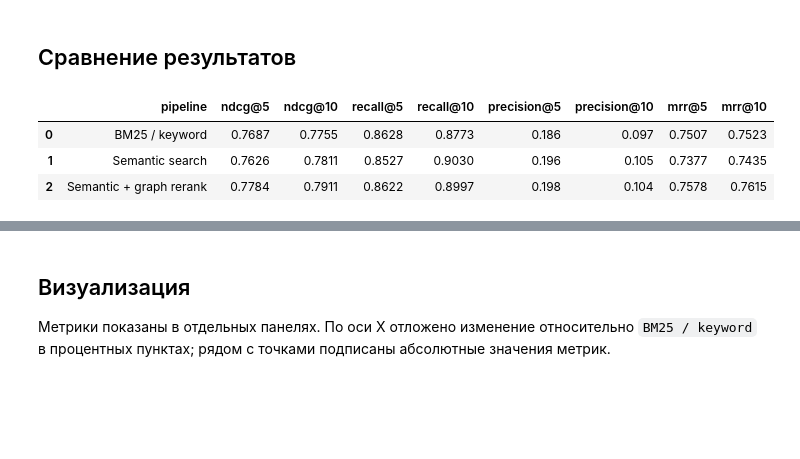
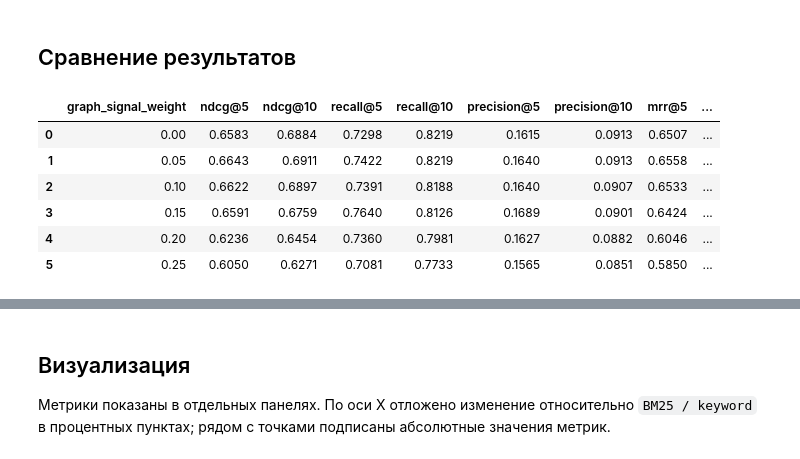
Before and after one commit to Xiandec/SciGuide, a Jupyter notebook: notebooks/scifact_retrieval_baselines.ipynb, the cells around one changed output, grey strips where cells are left out. Drawn from its saved outputs; the diff is of its cells as text; code cells hidden in the pictures; blank space fills up the shorter version.

```diff
--- a/notebooks/scifact_retrieval_baselines.ipynb
+++ b/notebooks/scifact_retrieval_baselines.ipynb
@@ -87,7 +89,9 @@ corpus_rows = load_jsonl(DATASET_DIR / "corpus.jsonl")
 query_rows = load_jsonl(DATASET_DIR / "queries.jsonl")
 corpus = {str(row["_id"]): row for row in corpus_rows}
 queries = {str(row["_id"]): row["text"] for row in query_rows}
-qrels = load_qrels(DATASET_DIR / "qrels" / "test.tsv")
+train_qrels = load_qrels(DATASET_DIR / "qrels" / "train.tsv")
+test_qrels = load_qrels(DATASET_DIR / "qrels" / "test.tsv")
+qrels = test_qrels
 
-len(corpus), len(queries), len(qrels)
+len(corpus), len(queries), len(train_qrels), len(test_qrels)
 # %% [output]
@@ -343,7 +383,7 @@ def aggregate_chunk_scores_to_documents(chunk_scores: np.ndarray, top_chunk_coun
 
 
 def graph_scores_for_query(query_text: str) -> np.ndarray:
-    query_entities = set(extractor.extract(query_text))
+    query_entities = {entity for entity in extractor.extract(query_text) if entity in allowed_entities}
     query_entity_tokens = set(extractor.extract_tokens(query_text))
     matched_entities = set(query_entities)
     for token in query_entity_tokens:
@@ -356,9 +396,9 @@ def graph_scores_for_query(query_text: str) -> np.ndarray:
     scores = np.zeros(len(chunk_entities), dtype=float)
     for chunk_index, entities in enumerate(chunk_entities):
         entity_set = set(entities)
-        exact_hits = len(entity_set & matched_entities)
-        neighbor_hits = len(entity_set & expanded_entities) - exact_hits
-        scores[chunk_index] = exact_hits + 0.35 * max(neighbor_hits, 0)
+        exact_score = sum(entity_idf.get(entity, 0.0) for entity in entity_set & matched_entities)
+        neighbor_score = sum(entity_idf.get(entity, 0.0) for entity in entity_set & expanded_entities if entity not in matched_entities)
+        scores[chunk_index] = exact_score + NEIGHBOR_SIGNAL_WEIGHT * neighbor_score
 
     return scores
 # %% [markdown]
@@ -451,20 +488,41 @@ def evaluate_retrieval(qrels: dict[str, dict[str, int]], results: dict[str, dict
 # %% [markdown]
 ## Сравнение результатов
 # %%
-bm25_results = run_bm25_pipeline()
-semantic_results = run_semantic_pipeline()
-semantic_graph_results = run_semantic_graph_pipeline()
+bm25_results = run_bm25_pipeline(query_tokens)
+semantic_results = run_semantic_pipeline(selected_queries)
+
+validation_metrics = []
+for graph_signal_weight in GRAPH_SIGNAL_WEIGHT_GRID:
+    validation_graph_results = run_semantic_graph_pipeline(validation_queries, graph_signal_weight)
+    validation_metrics.append(
+        {
+            "graph_signal_weight": graph_signal_weight,
+            **evaluate_retrieval(validation_qrels, validation_graph_results, K_VALUES),
+        }
+    )
+validation_metrics_frame = pd.DataFrame(validation_metrics)
+best_graph_signal_weight = float(validation_metrics_frame.sort_values(["ndcg@10", "mrr@10"], ascending=False).iloc[0]["graph_signal_weight"])
+
+semantic_graph_results = run_semantic_graph_pipeline(selected_queries, best_graph_signal_weight)
 
 metrics_frame = pd.DataFrame(
     [
         {"pipeline": "BM25 / keyword", **evaluate_retrieval(selected_qrels, bm25_results, K_VALUES)},
         {"pipeline": "Semantic search", **evaluate_retrieval(selected_qrels, semantic_results, K_VALUES)},
-        {"pipeline": "Semantic + graph rerank", **evaluate_retrieval(selected_qrels, semantic_graph_results, K_VALUES)},
+        {
+            "pipeline": f"Semantic + graph rerank (w={best_graph_signal_weight:.2f})",
+            **evaluate_retrieval(selected_qrels, semantic_graph_results, K_VALUES),
+        },
     ]
 )
-metrics_frame
+
+display(validation_metrics_frame)
+display(metrics_frame)
 # %% [output]
-|  | pipeline | ndcg@5 | ndcg@10 | recall@5 | recall@10 | precision@5 | precision@10 | mrr@5 | mrr@10 |
-| 0 | BM25 / keyword | 0.7687 | 0.7755 | 0.8628 | 0.8773 | 0.186 | 0.097 | 0.7507 | 0.7523 |
-| 1 | Semantic search | 0.7626 | 0.7811 | 0.8527 | 0.9030 | 0.196 | 0.105 | 0.7377 | 0.7435 |
-| 2 | Semantic + graph rerank | 0.7784 | 0.7911 | 0.8622 | 0.8997 | 0.198 | 0.104 | 0.7578 | 0.7615 |
+|  | graph_signal_weight | ndcg@5 | ndcg@10 | recall@5 | recall@10 | precision@5 | precision@10 | mrr@5 | ... |
+| 0 | 0.00 | 0.6583 | 0.6884 | 0.7298 | 0.8219 | 0.1615 | 0.0913 | 0.6507 | ... |
+| 1 | 0.05 | 0.6643 | 0.6911 | 0.7422 | 0.8219 | 0.1640 | 0.0913 | 0.6558 | ... |
+| 2 | 0.10 | 0.6622 | 0.6897 | 0.7391 | 0.8188 | 0.1640 | 0.0907 | 0.6533 | ... |
+| 3 | 0.15 | 0.6591 | 0.6759 | 0.7640 | 0.8126 | 0.1689 | 0.0901 | 0.6424 | ... |
+| 4 | 0.20 | 0.6236 | 0.6454 | 0.7360 | 0.7981 | 0.1627 | 0.0882 | 0.6046 | ... |
+| 5 | 0.25 | 0.6050 | 0.6271 | 0.7081 | 0.7733 | 0.1565 | 0.0851 | 0.5850 | ... |
```
Also changed, not shown: parts of 11 cells of this notebook, 3 other files.
